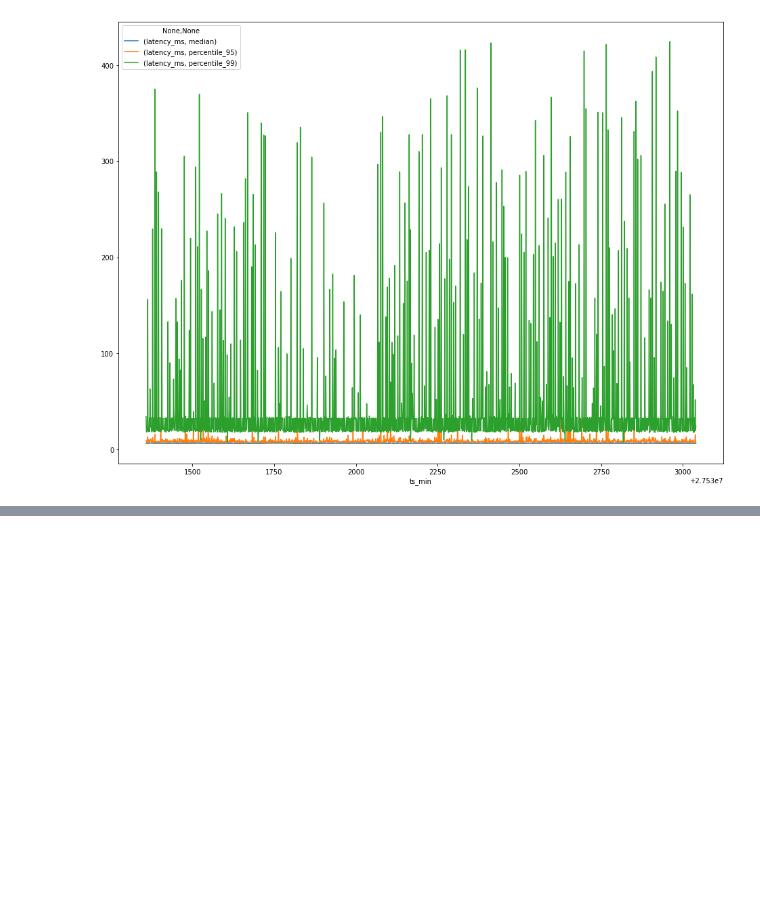
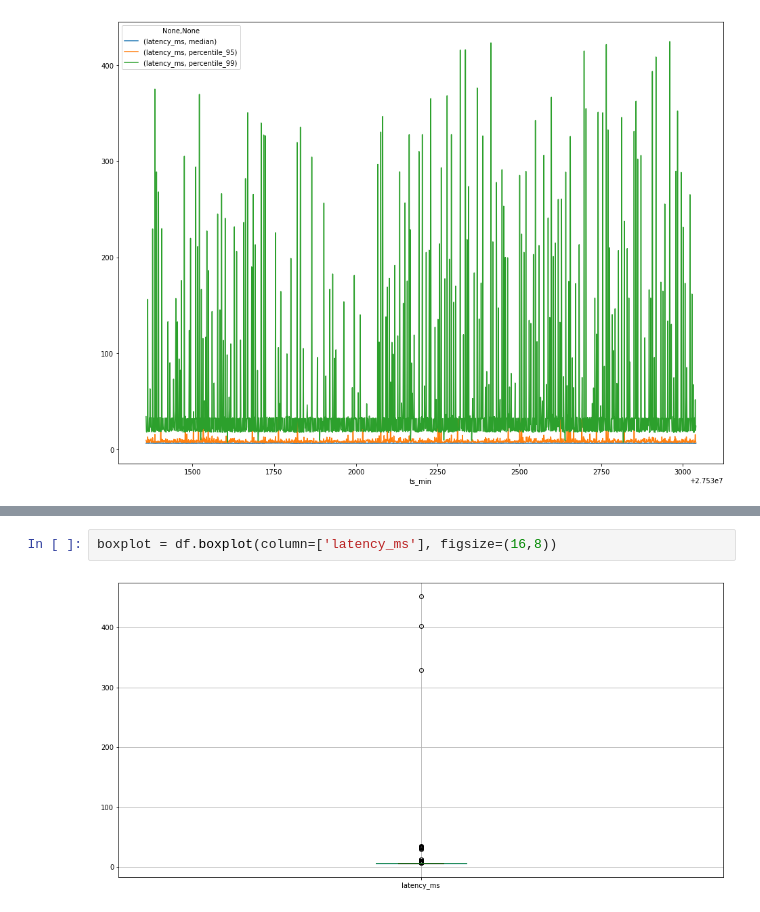
Before and after one commit to ericmelz/pinger-parser, a Jupyter notebook: jupyter/Pinger Parser Playground.ipynb, the cells around one changed output, grey strips where cells are left out. Drawn from its saved outputs; the diff is of its cells as text; blank space fills up the shorter version.

Commit message:
added boxplot

```diff
--- a/jupyter/Pinger Parser Playground.ipynb
+++ b/jupyter/Pinger Parser Playground.ipynb
@@ -401,0 +425,4 @@ df10[[('latency_ms', 'median'), ('latency_ms', 'percentile_95'), ('latency_ms',
+# %%
+boxplot = df.boxplot(column=['latency_ms'], figsize=(16,8))
+# %% [output]
+[figure, added]
```
Also changed, not shown: parts of 11 cells of this notebook.
